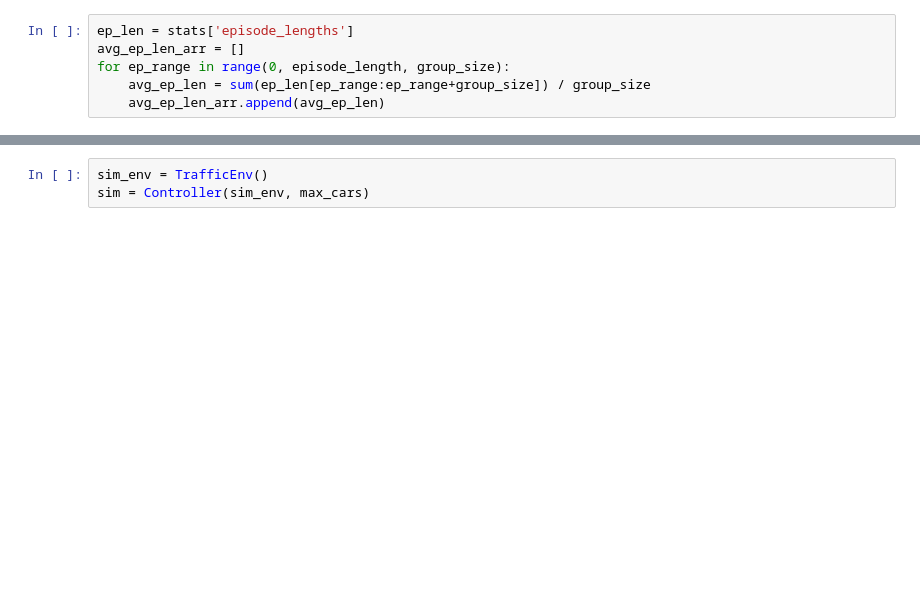
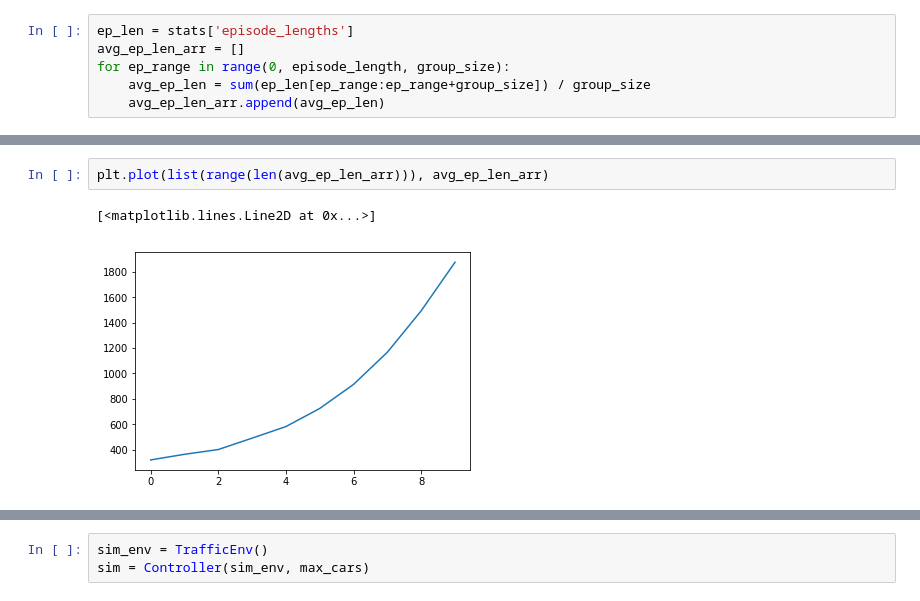
Before and after one commit to stevenhvtran/unihack2019, a Jupyter notebook: Q-Learning Model.ipynb, the cells around one changed output, grey strips where cells are left out. Cells and saved outputs as stored; diff of their text form; blank space fills up the shorter version.

```diff
--- a/Q-Learning Model.ipynb
+++ b/Q-Learning Model.ipynb
@@ -78,0 +97,5 @@ plt.plot(list(range(len(avg_ep_len_arr))), avg_ep_len_arr)
+# %%
+plt.plot(list(range(len(avg_ep_len_arr))), avg_ep_len_arr)
+# %% [output]
+[<matplotlib.lines.Line2D at 0x...>]
+[figure, added]
```
Also changed, not shown: parts of 10 cells of this notebook, 1 other file.
